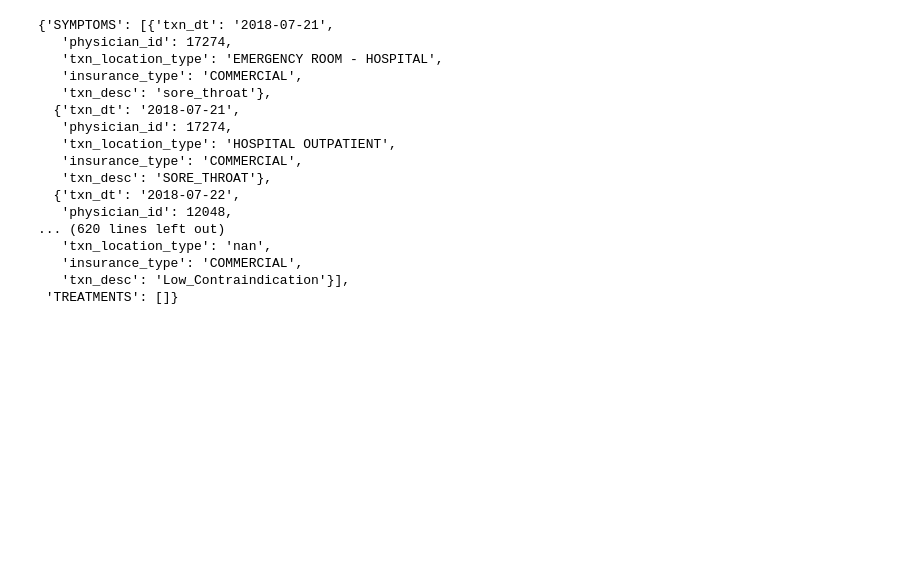
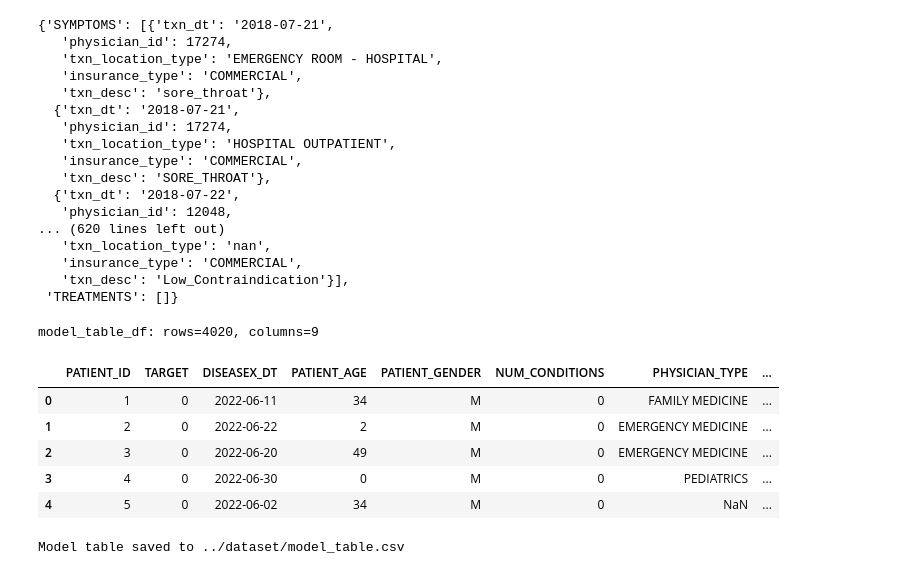
Before and after one commit to stavrostser/ml-antiviral-diagnosis, a Jupyter notebook: notebooks/de.ipynb, the cells around one changed output. Cells and saved outputs as stored; diff of their text form; code cells hidden in the pictures; blank space fills up the shorter version.

Commit message:
build model_table

```diff
--- a/notebooks/de.ipynb
+++ b/notebooks/de.ipynb
@@ -166,3 +166,28 @@ Total transactions for sample patient: 127
    'insurance_type': 'COMMERCIAL',
    'txn_desc': 'Low_Contraindication'}],
  'TREATMENTS': []}
+# %%
+# Build the model table columns defined in model_table.csv
+model_table_df = de.build_model_table(
+    diagnosis_dataset_df=diagnosis_dataset_df,
+    dim_patient_df=dim_patient,
+    dim_physician_df=dim_physician,
+)
+
+print(f"model_table_df: rows={model_table_df.shape[0]}, columns={model_table_df.shape[1]}")
+display(model_table_df.head())
+# %% [output]
+model_table_df: rows=4020, columns=9
+|  | PATIENT_ID | TARGET | DISEASEX_DT | PATIENT_AGE | PATIENT_GENDER | NUM_CONDITIONS | PHYSICIAN_TYPE | ... |
+| 0 | 1 | 0 | 2022-06-11 | 34 | M | 0 | FAMILY MEDICINE | ... |
+| 1 | 2 | 0 | 2022-06-22 | 2 | M | 0 | EMERGENCY MEDICINE | ... |
+| 2 | 3 | 0 | 2022-06-20 | 49 | M | 0 | EMERGENCY MEDICINE | ... |
+| 3 | 4 | 0 | 2022-06-30 | 0 | M | 0 | PEDIATRICS | ... |
+| 4 | 5 | 0 | 2022-06-02 | 34 | M | 0 | NaN | ... |
+# %%
+# Save the model table to CSV
+MODEL_TABLE_FILENAME = "model_table.csv"
+model_table_df.to_csv(f"{DATASET_DIR}/{MODEL_TABLE_FILENAME}", index=False)
+print(f"Model table saved to {DATASET_DIR}/{MODEL_TABLE_FILENAME}")
+# %% [output]
+Model table saved to ../dataset/model_table.csv
```
Also changed, not shown: parts of 3 cells of this notebook, 2 other files.
